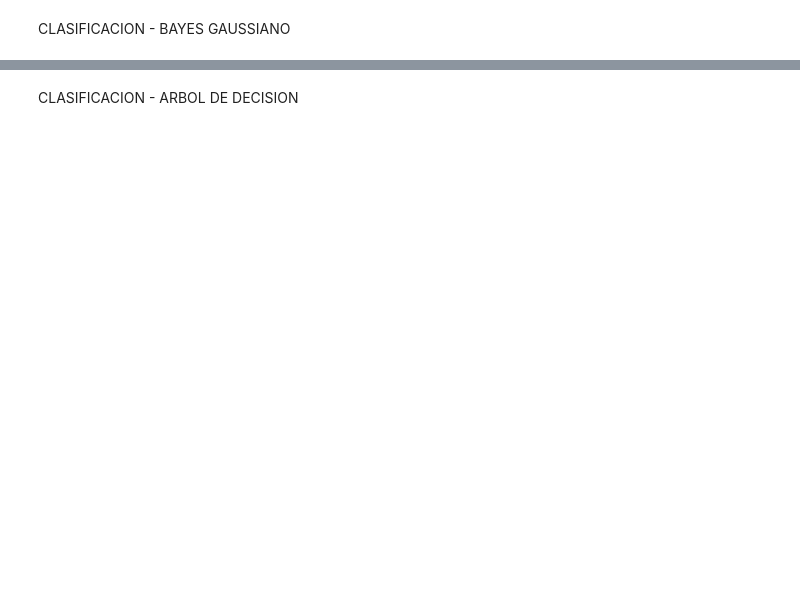
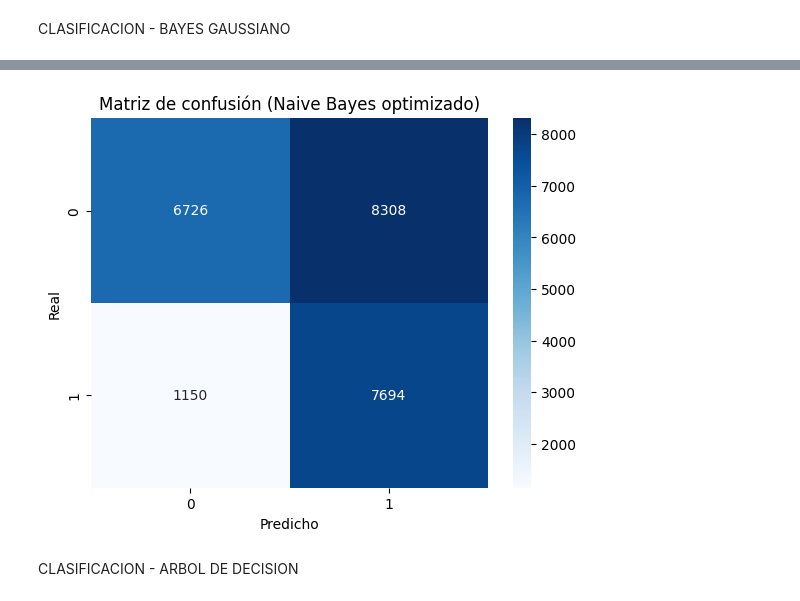
Before and after one commit to FerChaparro27/AA_hotel, a Jupyter notebook: edahotel.ipynb, the cells around one changed output, grey strips where cells are left out. Saved outputs shown, nothing was run; the diff lists cells and outputs as text; code cells hidden in the pictures; blank space fills up the shorter version.

```diff
--- a/edahotel.ipynb
+++ b/edahotel.ipynb
@@ -939,37 +956,50 @@ KeyboardInterrupt:
 CLASIFICACION - BAYES GAUSSIANO
 # %%
 import pandas as pd
-import numpy as np  # <<< NUEVO: Necesario para logspace
-from sklearn.model_selection import train_test_split, GridSearchCV  # <<< NUEVO: Importar GridSearchCV
+import numpy as np
+from sklearn.model_selection import train_test_split, GridSearchCV
 from sklearn.preprocessing import StandardScaler
 from sklearn.naive_bayes import GaussianNB
 from sklearn.metrics import accuracy_score, confusion_matrix, classification_report
 import matplotlib.pyplot as plt
 import seaborn as sns
 
-
-# Seleccionar variables
+df = pd.read_csv("data/hotel_bookings.csv")
+# ==============================
+# 1️⃣ Variables de entrada y salida
+# ==============================
 features = [
-    "lead_time",
+    "hotel", "lead_time", "adr",
+    "stays_in_week_nights", "stays_in_weekend_nights",
+    "adults", "children", "babies",
+    "total_of_special_requests",
+    "customer_type", "deposit_type", "market_segment",
     "previous_cancellations",
     "previous_bookings_not_canceled",
     "booking_changes",
     "days_in_waiting_list",
-    "adr",
-    "total_of_special_requests",
-    "required_car_parking_spaces",
-    "stays_in_weekend_nights",
-    "stays_in_week_nights"
+    "required_car_parking_spaces"
 ]
 target = "is_canceled"
 
+# ==============================
+# 2️⃣ Preparación de los datos
+# ==============================
 # Crear subconjunto de datos
-data = df_final[features + [target]].dropna()
+data = df[features + [target]].dropna()
 
-X = data[features]
-y = data[target]
+# Variables categóricas a codificar
+categoricas = ["hotel", "customer_type", "deposit_type", "market_segment"]
 
-# Dividir en entrenamiento y prueba
+# Convertir a numéricas con get_dummies
+data_encoded = pd.get_dummies(data, columns=categoricas, drop_first=True)
+
+X = data_encoded.drop(columns=[target])
+y = data_encoded[target]
+
+# ==============================
+# 3️⃣ División entrenamiento/prueba
+# ==============================
 X_train, X_test, y_train, y_test = train_test_split(
     X, y, test_size=0.2, random_state=42, stratify=y
 )
@@ -979,50 +1009,44 @@ scaler = StandardScaler()
 X_train_scaled = scaler.fit_transform(X_train)
 X_test_scaled = scaler.transform(X_test)
 
-# --- BÚSQUEDA DE HIPERPARÁMETROS CON GridSearchCV ---
+# ==============================
+# 4️⃣ Búsqueda de hiperparámetros (GridSearchCV)
+# ==============================
+param_grid_nb = {'var_smoothing': np.logspace(-9, -2, num=100)}
 
-# 1. Definir la rejilla de parámetros a probar
-# Probaremos 100 valores para 'var_smoothing' espaciados logarítmicamente
-# entre 1e-9 (0.000000001) y 1e-2 (0.01).
-param_grid_nb = {
-    'var_smoothing': np.logspace(-9, -2, num=100)
-}
-
-# 2. Configurar GridSearchCV
-# cv=5 significa validación cruzada de 5 carpetas (5-fold cross-validation)
-# n_jobs=-1 usa todos los procesadores para ir más rápido
 nb_grid = GridSearchCV(
     estimator=GaussianNB(),
     param_grid=param_grid_nb,
     cv=5,
-    scoring='accuracy',  # Usamos accuracy como métrica para optimizar
-    verbose=1,           # Muestra el progreso
+    scoring='accuracy',
+    verbose=1,
     n_jobs=-1
 )
 
-# 3. Entrenar el grid
 print("Buscando el mejor 'var_smoothing'...")
 nb_grid.fit(X_train_scaled, y_train)
 
-# 4. Mostrar el mejor parámetro encontrado
 print(f"\n✅ Mejor parámetro encontrado: {nb_grid.best_params_}")
 print(f"Mejor score (accuracy) de CV: {nb_grid.best_score_:.4f}")
 
-# 5. El 'nb_grid' es ahora el mejor modelo entrenado
-# (no hace falta volver a entrenar con nb_grid.best_estimator_)
-
-# --- FIN DE LA BÚSQUEDA ---
-
-# Predicciones (usando el mejor modelo encontrado por el grid)
+# ==============================
+# 5️⃣ Evaluación del modelo final
+# ==============================
 y_pred = nb_grid.predict(X_test_scaled)
 
-# Evaluación del modelo
 print("\n--- Resultados del Modelo Optimizado ---")
 acc = accuracy_score(y_test, y_pred)
 print(f"Accuracy (en Test): {acc:.4f}")
 
 print("\nMatriz de confusión:")
-print(confusion_matrix(y_test, y_pred))
+cm = confusion_matrix(y_test, y_pred)
+print(cm)
+
+sns.heatmap(cm, annot=True, fmt='d', cmap='Blues')
+plt.title('Matriz de confusión (Naive Bayes optimizado)')
+plt.xlabel('Predicho')
+plt.ylabel('Real')
+plt.show()
 # %% [output]
 Buscando el mejor 'var_smoothing'...
 Fitting 5 folds for each of 100 candidates, totalling 500 fits
@@ -1039,3 +1063,4 @@ Matriz de confusión:
+[figure, added]
 # %% [markdown]
 CLASIFICACION - ARBOL DE DECISION
 # %%
```
Also changed, not shown: parts of 7 cells of this notebook.
